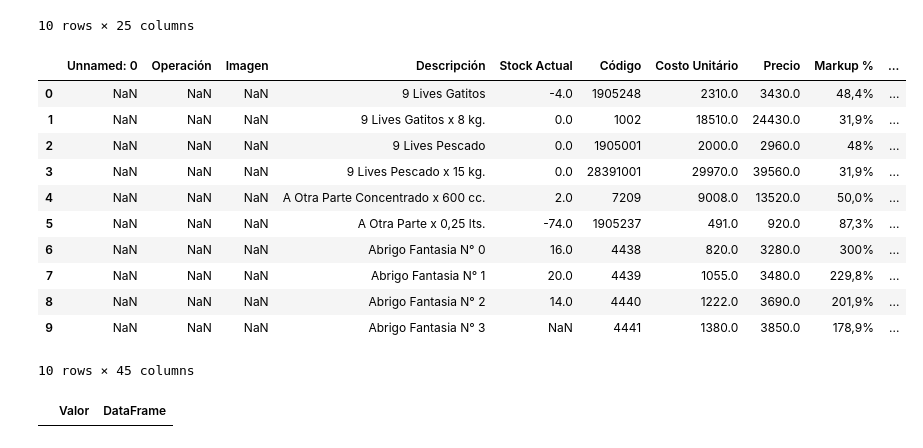
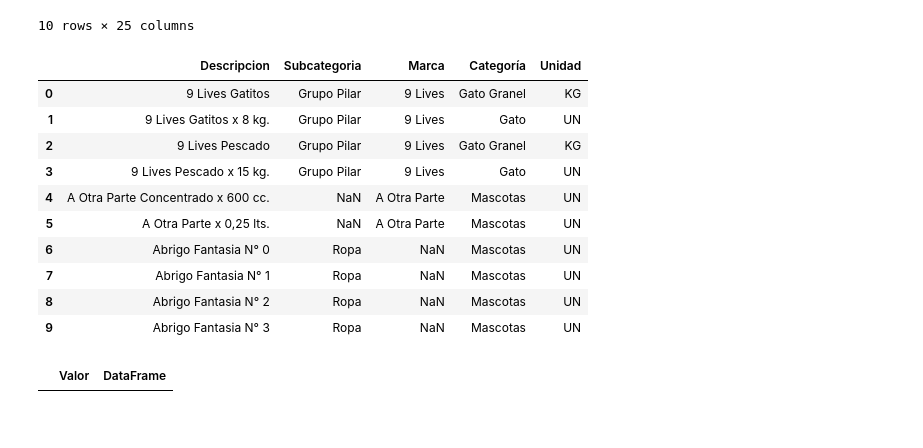
Before and after one commit to Rogoyin/Forrager, a Jupyter notebook: Originals/Encuentra diferencias.ipynb, the cells around one changed output. Drawn from its saved outputs; the diff is of its cells as text; code cells hidden in the pictures.

Commit message:
Actualizar

```diff
--- a/Originals/Encuentra diferencias.ipynb
+++ b/Originals/Encuentra diferencias.ipynb
@@ -21,23 +20,20 @@ df1.head(10)
 | 9 | Abrigo Fantasia N° 3 | 4441.0 | Mascotas | NaN | NaN | 2315.0 | NaN | NaN | NaN | ... |
 10 rows × 25 columns
 # %%
-Database2 = 'J:/My Drive/Forraje/Exportar.xls'
-
-# Crear el DataFrame utilizando esas columnas
+Database2 = 'J:/My Drive/Forraje/Marcas y subcategorías.xlsx'
 df2 = pd.read_excel(Database2)
 
 df2.head(10)
 # %% [output]
-|  | Unnamed: 0 | Operación | Imagen | Descripción | Stock Actual | Código | Costo Unitário | Precio | Markup % | ... |
-| 0 | NaN | NaN | NaN | 9 Lives Gatitos | -4.0 | 1905248 | 2310.0 | 3430.0 | 48,4% | ... |
-| 1 | NaN | NaN | NaN | 9 Lives Gatitos x 8 kg. | 0.0 | 1002 | 18510.0 | 24430.0 | 31,9% | ... |
-| 2 | NaN | NaN | NaN | 9 Lives Pescado | 0.0 | 1905001 | 2000.0 | 2960.0 | 48% | ... |
-| 3 | NaN | NaN | NaN | 9 Lives Pescado x 15 kg. | 0.0 | 28391001 | 29970.0 | 39560.0 | 31,9% | ... |
-| 4 | NaN | NaN | NaN | A Otra Parte Concentrado x 600 cc. | 2.0 | 7209 | 9008.0 | 13520.0 | 50,0% | ... |
-| 5 | NaN | NaN | NaN | A Otra Parte x 0,25 lts. | -74.0 | 1905237 | 491.0 | 920.0 | 87,3% | ... |
-| 6 | NaN | NaN | NaN | Abrigo Fantasia N° 0 | 16.0 | 4438 | 820.0 | 3280.0 | 300% | ... |
-| 7 | NaN | NaN | NaN | Abrigo Fantasia N° 1 | 20.0 | 4439 | 1055.0 | 3480.0 | 229,8% | ... |
-| 8 | NaN | NaN | NaN | Abrigo Fantasia N° 2 | 14.0 | 4440 | 1222.0 | 3690.0 | 201,9% | ... |
-| 9 | NaN | NaN | NaN | Abrigo Fantasia N° 3 | NaN | 4441 | 1380.0 | 3850.0 | 178,9% | ... |
+|  | Descripcion | Subcategoria | Marca | Categoría | Unidad |
+| 0 | 9 Lives Gatitos | Grupo Pilar | 9 Lives | Gato Granel | KG |
+| 1 | 9 Lives Gatitos x 8 kg. | Grupo Pilar | 9 Lives | Gato | UN |
+| 2 | 9 Lives Pescado | Grupo Pilar | 9 Lives | Gato Granel | KG |
+| 3 | 9 Lives Pescado x 15 kg. | Grupo Pilar | 9 Lives | Gato | UN |
+| 4 | A Otra Parte Concentrado x 600 cc. | NaN | A Otra Parte | Mascotas | UN |
+| 5 | A Otra Parte x 0,25 lts. | NaN | A Otra Parte | Mascotas | UN |
+| 6 | Abrigo Fantasia N° 0 | Ropa | NaN | Mascotas | UN |
+| 7 | Abrigo Fantasia N° 1 | Ropa | NaN | Mascotas | UN |
+| 8 | Abrigo Fantasia N° 2 | Ropa | NaN | Mascotas | UN |
+| 9 | Abrigo Fantasia N° 3 | Ropa | NaN | Mascotas | UN |
-10 rows × 45 columns
 # %%
@@ -65,4 +84,6 @@ def comparar_columnas(df1, col1, df2, col2):
 # %%
-comparar_columnas(df1, 'Descripcion', df2, 'Descripción')
+df_Diferencias, df1_Unicos, df2_Unicos = Comparar_Columnas(df1, 'Descripcion', df2, 'Descripcion')
-# %% [output]
-|  | Valor | DataFrame |
+# %%
+df_Diferencias
+# %% [output]
+|  | Valor | DataFrame |
```
Also changed, not shown: parts of 3 cells of this notebook, 6 other files.
